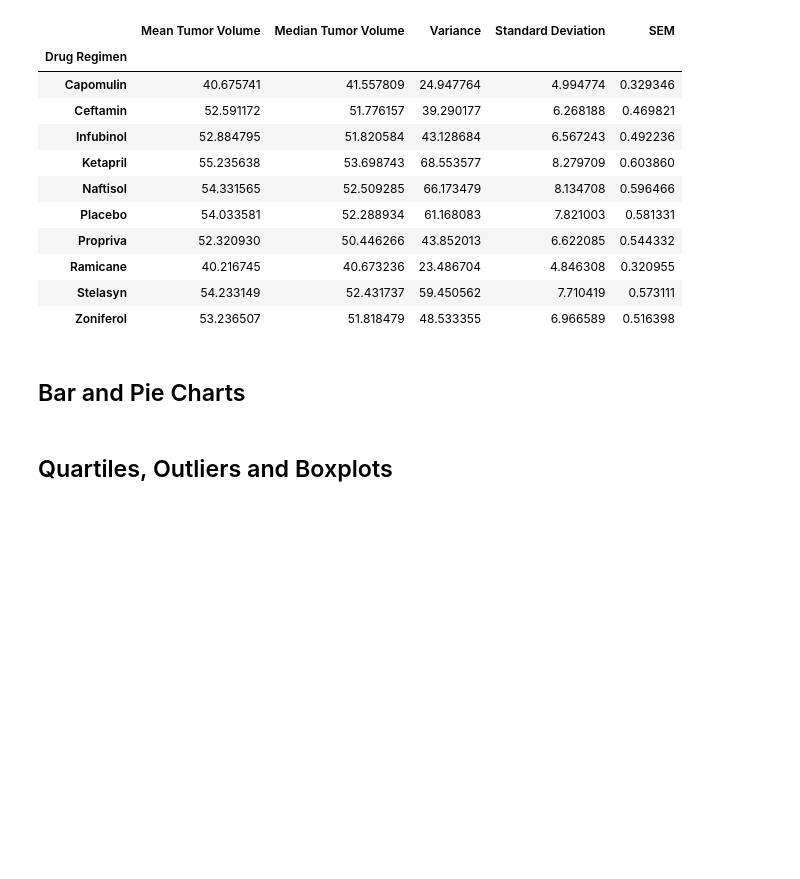
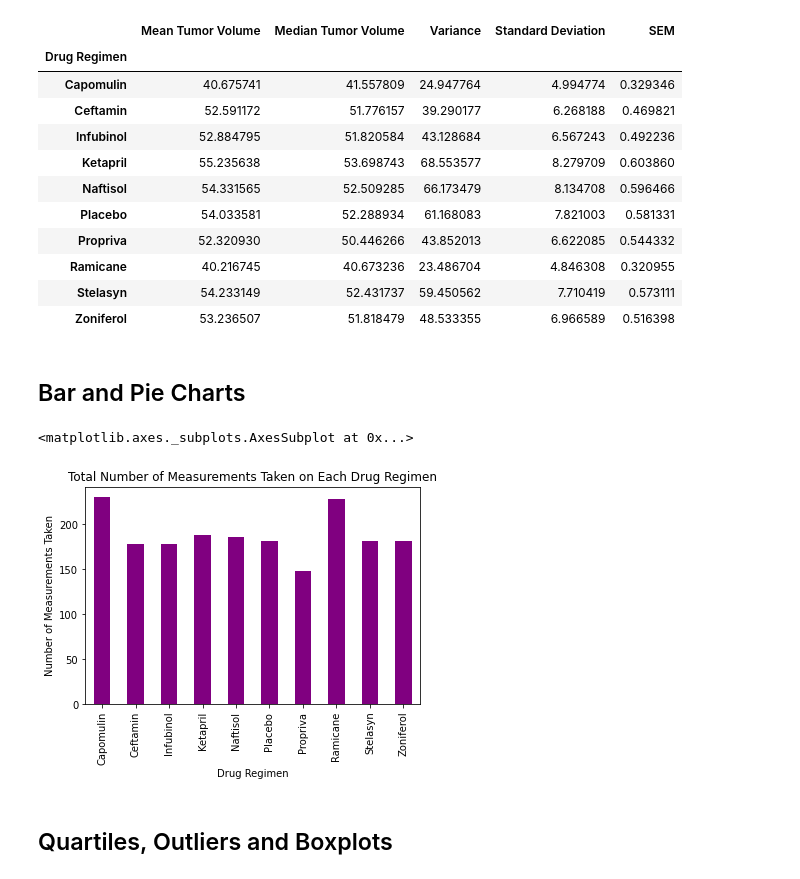
Before and after one commit to JRandle23/Matplotlib-Challenge, a Jupyter notebook: Pymaceuticals/pymaceuticals_starter.ipynb, the cells around one changed output. Saved outputs shown, nothing was run; the diff lists cells and outputs as text; code cells hidden in the pictures; blank space fills up the shorter version.

```diff
--- a/Pymaceuticals/pymaceuticals_starter.ipynb
+++ b/Pymaceuticals/pymaceuticals_starter.ipynb
@@ -134,6 +133,16 @@ drug_grouped_df.agg
 ## Bar and Pie Charts
 # %%
 # Generate a bar plot showing the total number of measurements taken on each drug regimen using pandas.
+measurements_count = drug_grouped.count()
+
+measurements_barchart = measurements_count.plot(kind="bar", title="Total Number of Measurements Taken on Each Drug Regimen", color="purple")
+measurements_barchart.set_xlabel("Drug Regimen")
+measurements_barchart.set_ylabel("Number of Measurements Taken")
+
+measurements_barchart
+# %% [output]
+<matplotlib.axes._subplots.AxesSubplot at 0x...>
+[figure, added]
 # %%
 # Generate a bar plot showing the total number of measurements taken on each drug regimen using pyplot.
 # %%
```
Also changed, not shown: parts of 2 cells of this notebook.
